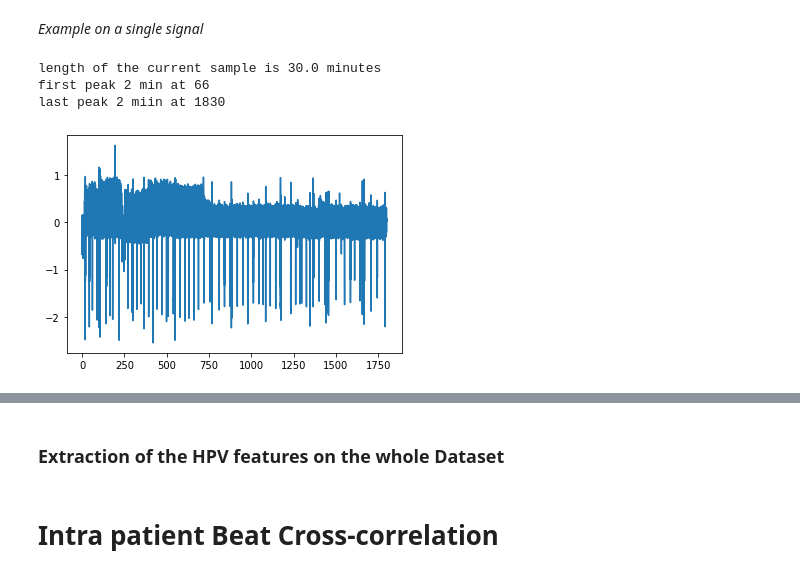
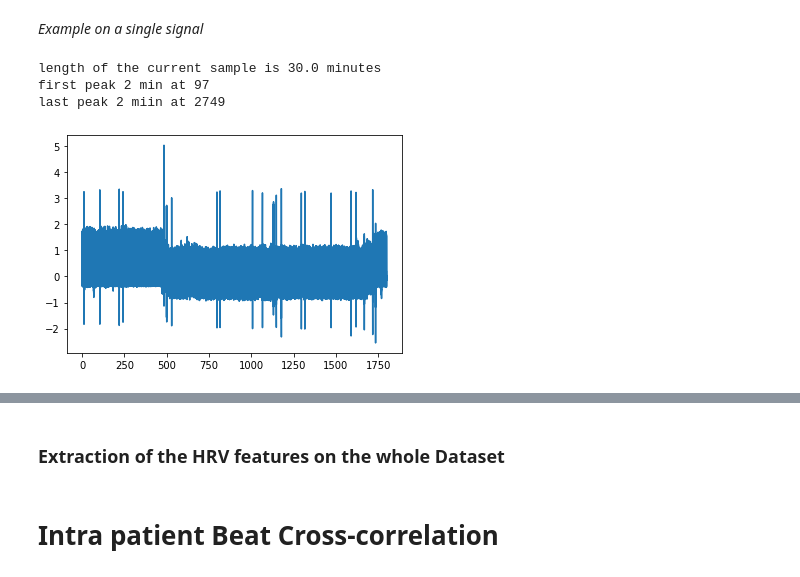
Before and after one commit to romano-francesco/applied-ai-in-biomedicine-ECG-classifier, a Jupyter notebook: Data_Loading_and_Exploration_v2.ipynb, the cells around one changed output, grey strips where cells are left out. Drawn from its saved outputs; the diff is of its cells as text; code cells hidden in the pictures.

Commit message:
Update Feature Extraction and Deep Learning approach

```diff
--- a/Data_Loading_and_Exploration_v2.ipynb
+++ b/Data_Loading_and_Exploration_v2.ipynb
@@ -29,5 +29,6 @@ input_dir = "/content/training_set_splitted/train"
 import os
 
 # list the data present in the dataset
-os.listdir(input_dir)
+dirs = sorted(os.listdir(input_dir))
+print(dirs)
 # %% [output]
@@ -88,7 +73,7 @@ def load_data(ecg_file):
 # Get the ecg file for each sample and create a list of all ecgs
 ecg_files = []
 
-for f in os.listdir(input_dir):
+for f in dirs:
   g = os.path.join(input_dir, f)
   if ('ann' not in g) and ('rpk' not in g):
     ecg_files.append(g)
@@ -414,18 +419,26 @@ for i in tqdm(range(len(ecgs))):
   sampling = ecg_freq(filenames[i])
   #ecg_sample_= np.arange(0, ecg_sample.shape[0]/sampling, 1/sampling)
   # clean ecg_sample
-  ecg_signal = nk.ecg_clean(ecg_sample[:,0], sampling_rate=sampling, method='neurokit2')
+  ecg_signal_l1 = nk.ecg_clean(ecg_sample[:,0], sampling_rate=sampling, method='neurokit2')
+  ecg_signal_l2 = nk.ecg_clean(ecg_sample[:,1], sampling_rate=sampling, method='neurokit2')
+
   #Extract peaks from traning set and their labels
   sample_rpeaks = rpks[i]['rpeaks']
   # Handling last beats (if last rpeak is >= to current ecg lenght, we remove it)
-  if sample_rpeaks[-1] >= len(ecg_signal):
+  if sample_rpeaks[-1] >= len(ecg_signal_l1):
+    #sample_labels = sample_labels[:-1]
+    sample_rpeaks = sample_rpeaks[:-1]
+
+  if sample_rpeaks[-1] >= len(ecg_signal_l2):
     #sample_labels = sample_labels[:-1]
     sample_rpeaks = sample_rpeaks[:-1]
 
   rpeaks = {'ECG_R_Peaks': sample_rpeaks.flatten(), 'sampling_rate': sampling}
 
   # extract heartbeats of current ecg
-  ecg_heartbeats = nk.ecg_segment(ecg_cleaned=ecg_signal, rpeaks=rpeaks['ECG_R_Peaks'], sampling_rate=sampling)
-  patient_heartbeats.append(ecg_heartbeats)
+  ecg_heartbeats_l1 = nk.ecg_segment(ecg_cleaned=ecg_signal_l1, rpeaks=rpeaks['ECG_R_Peaks'], sampling_rate=sampling)
+  ecg_heartbeats_l2 = nk.ecg_segment(ecg_cleaned=ecg_signal_l2, rpeaks=rpeaks['ECG_R_Peaks'], sampling_rate=sampling)
+
+  patient_heartbeats.append(dict(l1 = ecg_heartbeats_l1, l2 = ecg_heartbeats_l2 ))
 # %%
 # check a a single beat from both leads
@@ -466,7 +493,7 @@ def get_RRs_in_window_before(rr_intervals, drr_intervals, sample_rpeaks_s, index
   last_index = math.inf
   for i in range(index, 0, -1):
     cumulative_time = cumulative_time + abs(sample_rpeaks_s[i] - sample_rpeaks_s[index])
-    if(cumulative_time >= window_size_in_minutes * 60 / 2 and first_index == 0): #stop the extension of the window
+    if(cumulative_time >= window_size_in_minutes * 60 and first_index == 0): #stop the extension of the window
       first_index = i
 
   return rr_intervals[first_index:index], drr_intervals[first_index:index]
@@ -502,7 +529,7 @@ rr_intervals.append(math.nan)
 drr_intervals = []
 
 for i in range(len(rr_intervals)):
-  if(i == 0 or i == len(rr_intervals) -1): #we need to skip first iteration and last iteration since we do not have the values
+  if(i == len(rr_intervals) -1): #we need to skip first iteration and last iteration since we do not have the values
     drr_intervals.append(math.nan)
   else:
     drr_intervals.append(rr_intervals[i+1] - rr_intervals[i])
@@ -606,36 +633,36 @@ for i in range(len(sample_rpeaks_s)):
   if(i <= first_peak_of_window_2_min_before):
     rr_mean_2_min_before.append(math.nan)
     rr_std_2_min_before.append(math.nan)
     drr_mean_2_min_before.append(math.nan)
     drr_std_2_min_before.append(math.nan)
     rmssd_2_min_before.append(math.nan)
   else:
     rr_in_window, drr_in_window = get_RRs_in_window_before(rr_intervals, drr_intervals, sample_rpeaks_s, i, window_size_in_minutes=2)
     rr_mean_2_min_before.append(np.nanmean(rr_in_window))
     rr_std_2_min_before.append(np.nanstd(rr_in_window))
     drr_mean_2_min_before.append(np.nanmean(drr_in_window))
     drr_std_2_min_before.append(np.nanstd(drr_in_window))
     rmssd_2_min_before.append(math.sqrt(np.sum(pow_list(rr_in_window))/len(rr_in_window)))
 
 for i in range(len(sample_rpeaks_s)):
   if(i <= first_peak_of_window_5_min_before):
     rr_mean_5_min_before.append(math.nan)
     rr_std_5_min_before.append(math.nan)
     drr_mean_5_min_before.append(math.nan)
     drr_std_5_min_before.append(math.nan)
     rmssd_5_min_before.append(math.nan)
   else:
     rr_in_window, drr_in_window = get_RRs_in_window_before(rr_intervals, drr_intervals, sample_rpeaks_s, i, window_size_in_minutes=5)
     rr_mean_5_min_before.append(np.nanmean(rr_in_window))
     rr_std_5_min_before.append(np.nanstd(rr_in_window))
     drr_mean_5_min_before.append(np.nanmean(drr_in_window))
     drr_std_5_min_before.append(np.nanstd(drr_in_window))
     rmssd_5_min_before.append(math.sqrt(np.sum(pow_list(rr_in_window))/len(rr_in_window)))
 # %% [output]
 length of the current sample is 30.0 minutes
-first peak 2 min at 66
-last peak 2 miin at 1830
+first peak 2 min at 97
+last peak 2 miin at 2749
-[figure, old version]
+[figure, new version]
 # %%
 hpv_features = dict( rr_intervals = rr_intervals, drr_intervals = drr_intervals, rr_mean_2_min_window_centered = rr_mean_2_min_centered,
                     rr_std_2_min_window_centered = rr_std_2_min_centered, drr_mean_2_min_window_centered = drr_mean_2_min_centered, drr_std_2_min_window_centered = drr_std_2_min_centered, rmssd_2_min_window_centered = rmssd_2_min_centered,
@@ -671,7 +698,7 @@ hpv_features.head(500)
 | 499 | 0.992188 | -0.007812 | 0.934659 | 0.109287 | -0.002841 | ... |
 500 rows × 21 columns
 # %% [markdown]
-### Extraction of the HPV features on the whole Dataset
+### Extraction of the HRV features on the whole Dataset
 # %%
 # list of list that contains all hpv features divided by patient
 patient_hpv = []
```
Also changed, not shown: parts of 19 cells of this notebook, 1 other file.
